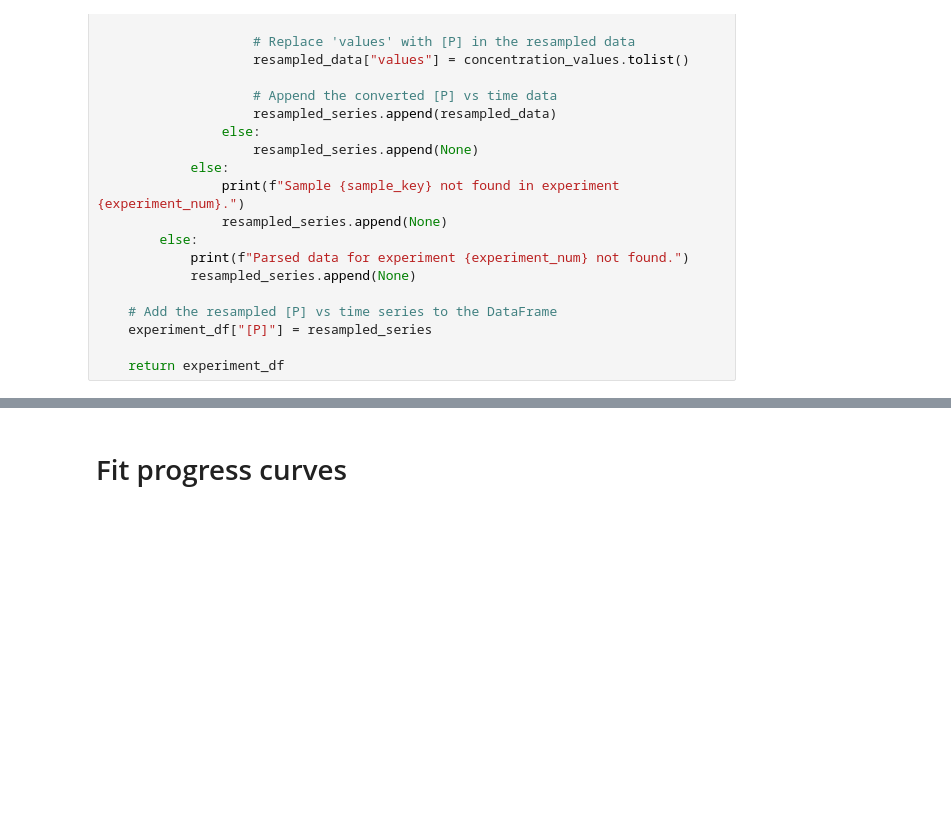
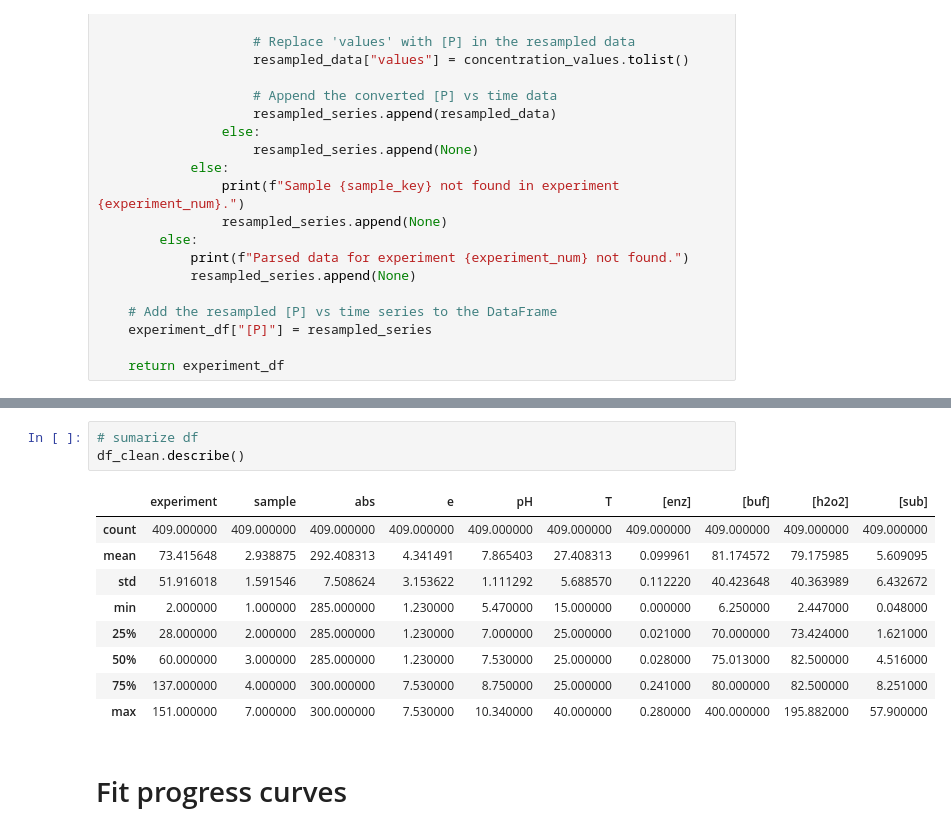
Before and after one commit to madsr2d2/masterThesis, a Jupyter notebook: masterThesis.ipynb, the cells around one changed output, grey strips where cells are left out. Cells and saved outputs as stored; diff of their text form; blank space fills up the shorter version.

```diff
--- a/masterThesis.ipynb
+++ b/masterThesis.ipynb
@@ -1051,3 +1018,16 @@ data_df_resampled = data_df_resampled[data_df_resampled["buffer"] != "Carbonate"
+# %%
+# sumarize df
+df_clean.describe()
+# %% [output]
+|  | experiment | sample | abs | e | pH | T | [enz] | [buf] | [h2o2] | [sub] |
+| count | 409.000000 | 409.000000 | 409.000000 | 409.000000 | 409.000000 | 409.000000 | 409.000000 | 409.000000 | 409.000000 | 409.000000 |
+| mean | 73.415648 | 2.938875 | 292.408313 | 4.341491 | 7.865403 | 27.408313 | 0.099961 | 81.174572 | 79.175985 | 5.609095 |
+| std | 51.916018 | 1.591546 | 7.508624 | 3.153622 | 1.111292 | 5.688570 | 0.112220 | 40.423648 | 40.363989 | 6.432672 |
+| min | 2.000000 | 1.000000 | 285.000000 | 1.230000 | 5.470000 | 15.000000 | 0.000000 | 6.250000 | 2.447000 | 0.048000 |
+| 25% | 28.000000 | 2.000000 | 285.000000 | 1.230000 | 7.000000 | 25.000000 | 0.021000 | 70.000000 | 73.424000 | 1.621000 |
+| 50% | 60.000000 | 3.000000 | 285.000000 | 1.230000 | 7.530000 | 25.000000 | 0.028000 | 75.013000 | 82.500000 | 4.516000 |
+| 75% | 137.000000 | 4.000000 | 300.000000 | 7.530000 | 8.750000 | 25.000000 | 0.241000 | 80.000000 | 82.500000 | 8.251000 |
+| max | 151.000000 | 7.000000 | 300.000000 | 7.530000 | 10.340000 | 40.000000 | 0.280000 | 400.000000 | 195.882000 | 57.900000 |
 # %% [markdown]
 # Fit progress curves
 # %%
```
Also changed, not shown: parts of 35 cells of this notebook, 9 other files.
